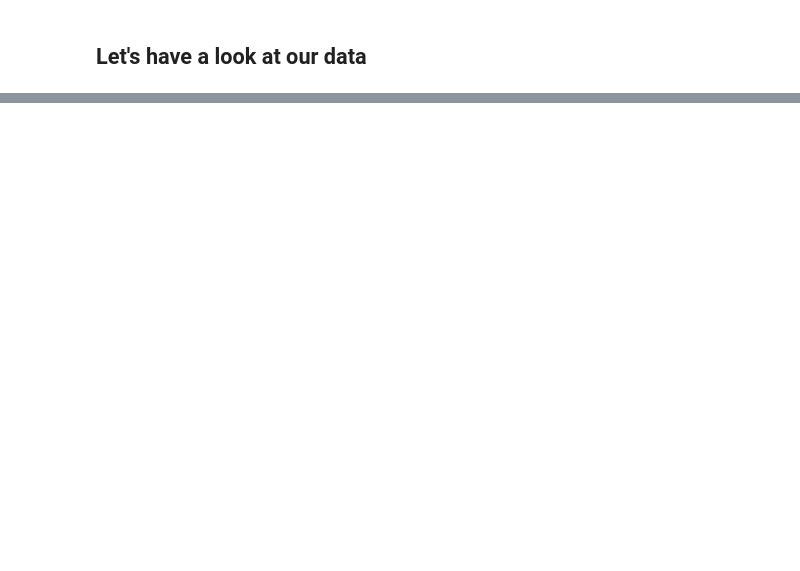
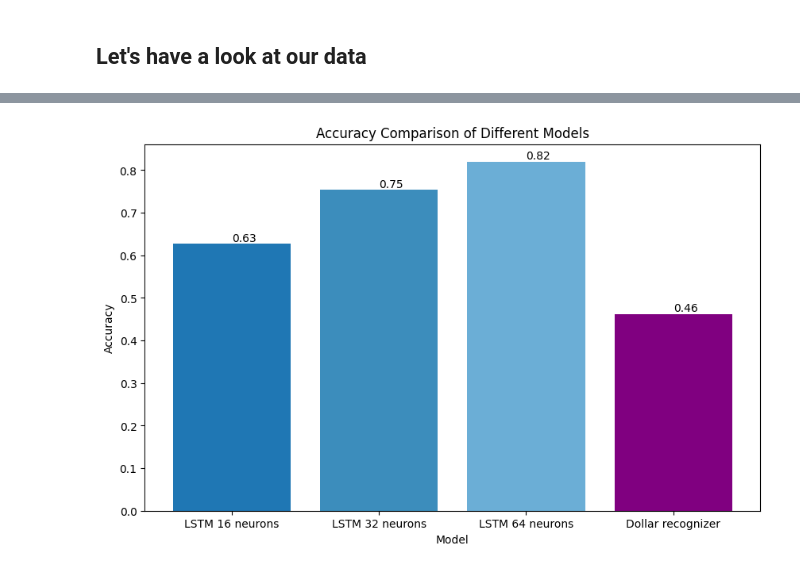
Before and after one commit to ITT-24/assignment-6-gesture-recognition-EmmaSophieReichert, a Jupyter notebook: unistroke-gestures.ipynb, the cells around one changed output, grey strips where cells are left out. Saved outputs shown, nothing was run; the diff lists cells and outputs as text; code cells hidden in the pictures; blank space fills up the shorter version.

```diff
--- a/unistroke-gestures.ipynb
+++ b/unistroke-gestures.ipynb
@@ -277,0 +301,19 @@ Prediction: right_sq_bracket
+# %%
+labels = ['LSTM 16 neurons', 'LSTM 32 neurons', 'LSTM 64 neurons', 'Dollar recognizer']
+
+accuracies = [accuracy_16, accuracy_32, accuracy_64, accuracy_dollar_recognizer]
+
+plt.figure(figsize=(10, 6))
+bars = plt.bar(labels, accuracies, color=['#1f77b4', '#3c8dbc', '#6baed6', 'purple'])
+
+plt.title('Accuracy Comparison of Different Models')
+plt.xlabel('Model')
+plt.ylabel('Accuracy')
+
+for bar in bars:
+    yval = bar.get_height()
+    plt.text(bar.get_x() + bar.get_width()/2.0, yval, f'{yval:.2f}', va='bottom')  # Wert auf dem Balken anzeigen
+
+plt.show()
+# %% [output]
+[figure, added]
```
Also changed, not shown: parts of 22 cells of this notebook, 7 other files.
